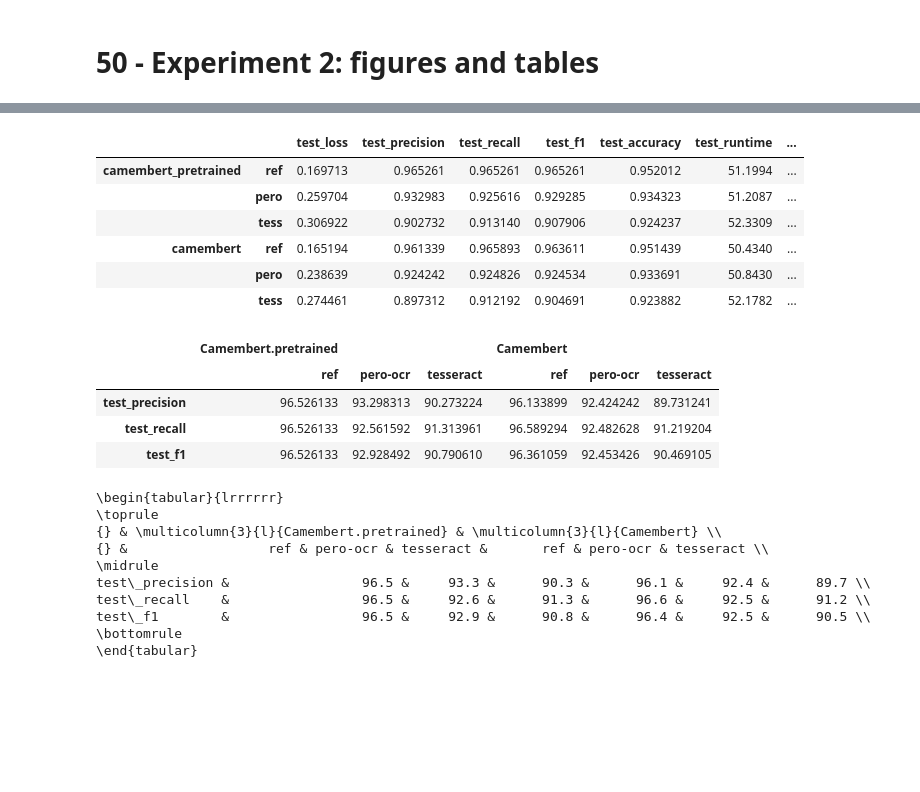
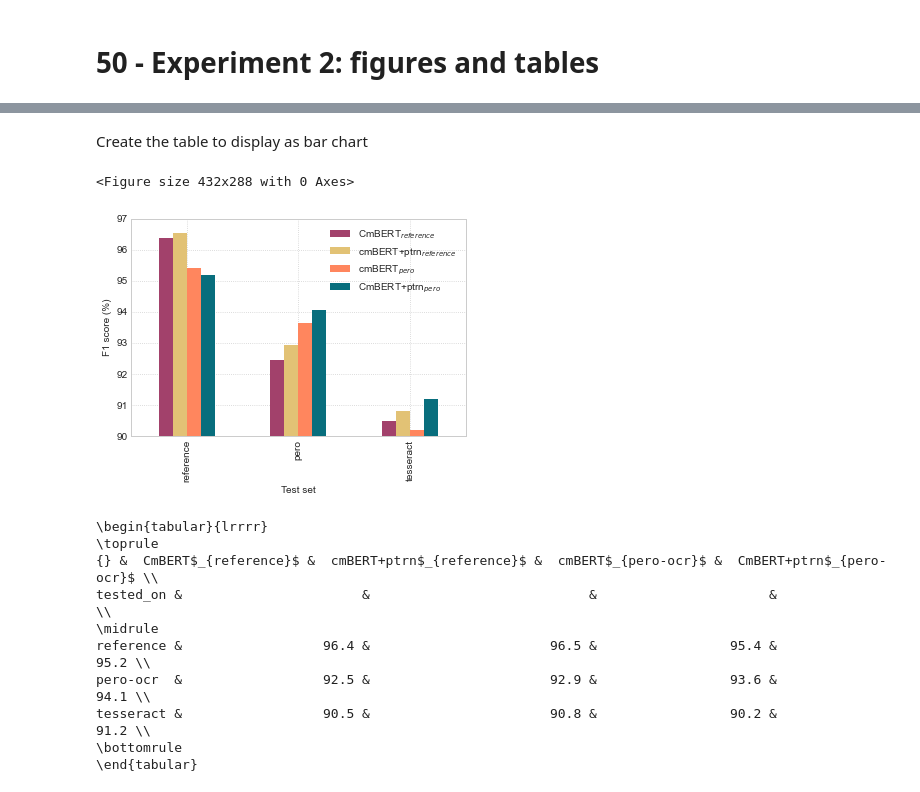
Before and after one commit to soduco/paper-ner-bench-das22, a Jupyter notebook: src/ner/50-experiment_2_figures.ipynb, the cells around one changed output, grey strips where cells are left out. Drawn from its saved outputs; the diff is of its cells as text; code cells hidden in the pictures; blank space fills up the shorter version.

Commit message:
Exp notebooks + exp2 figures data

```diff
--- a/src/ner/50-experiment_2_figures.ipynb
+++ b/src/ner/50-experiment_2_figures.ipynb
@@ -4,6 +4,6 @@
 from pathlib import Path
 
 # PATHS
-METRICS_DIR = Path("43-experiment_2_metrics").resolve() # Or set the path to the metrics extracted from the release archive
+METRICS_DIR = Path("45-experiment_2_metrics").resolve() # Or set the path to the metrics extracted from the release archive
 METRICS_DIR
 # %% [output]
@@ -58,23 +10,0 @@ camembert
-# %%
-full_dataframe = pd.concat([camembert_pretrained, camembert],keys=["camembert_pretrained","camembert"])
-full_dataframe
-# %% [output]
-|  |  | test_loss | test_precision | test_recall | test_f1 | test_accuracy | test_runtime | ... |
-| camembert_pretrained | ref | 0.169713 | 0.965261 | 0.965261 | 0.965261 | 0.952012 | 51.1994 | ... |
-|  | pero | 0.259704 | 0.932983 | 0.925616 | 0.929285 | 0.934323 | 51.2087 | ... |
-|  | tess | 0.306922 | 0.902732 | 0.913140 | 0.907906 | 0.924237 | 52.3309 | ... |
-| camembert | ref | 0.165194 | 0.961339 | 0.965893 | 0.963611 | 0.951439 | 50.4340 | ... |
-|  | pero | 0.238639 | 0.924242 | 0.924826 | 0.924534 | 0.933691 | 50.8430 | ... |
-|  | tess | 0.274461 | 0.897312 | 0.912192 | 0.904691 | 0.923882 | 52.1782 | ... |
-# %%
-latex_table = full_dataframe[["test_precision","test_recall","test_f1"]].T
-latex_table.rename(columns={"camembert_pretrained":"Camembert.pretrained","camembert":"Camembert" }, inplace=True)
-latex_table.rename(columns={"tess":"tesseract","pero":"pero-ocr" }, inplace=True)
-latex_table = latex_table.multiply(100., axis=1)
-latex_table
-# %% [output]
-|  | Camembert.pretrained |  |  | Camembert |  |  |
-|  | ref | pero-ocr | tesseract | ref | pero-ocr | tesseract |
-| test_precision | 96.526133 | 93.298313 | 90.273224 | 96.133899 | 92.424242 | 89.731241 |
-| test_recall | 96.526133 | 92.561592 | 91.313961 | 96.589294 | 92.482628 | 91.219204 |
-| test_f1 | 96.526133 | 92.928492 | 90.790610 | 96.361059 | 92.453426 | 90.469105 |
@@ -81,13 +36,43 @@ latex_table
+# %% [markdown]
+Create the table to display as bar chart
+# %%
+# One group per test-set
+# Keep only the F1-score
+reshaped = pd.concat([camembert_finetuned_on_ref[["test_f1"]].rename(columns={"test_f1":"CmBERT$_{reference}$"}),
+                      camembert_pretrained_finetuned_on_ref[["test_f1"]].rename(columns={"test_f1":"cmBERT+ptrn$_{reference}$"}),
+                      camembert_finetuned_on_pero[["test_f1"]].rename(columns={"test_f1":"cmBERT$_{pero}$"}),
+                      camembert_pretrained_finetuned_on_pero[["test_f1"]].rename(columns={"test_f1":"CmBERT+ptrn$_{pero}$"}),
+              ], axis=1)
+reshaped = reshaped.multiply(100., axis=1)
+reshaped.rename(mapper={"ref":"reference", "tess":"tesseract"},axis=0, inplace=True)
+reshaped
+# %%
+plt.style.use('seaborn-whitegrid')  # Nicer plots
+# Uncomment if you want to use LaTeX fonts (on Linux, requires the packages dvipng & cm-super)
+#plt.rcParams['text.usetex'] = True
+#plt.rcParams.update({'font.size': 12, 'font.family': 'serif', 'font.serif': ['Computer Modern']})
+
+# Plot the graph
+plt.tight_layout()
+fig = reshaped.plot.bar(color=["#A2416B","#E2C275","#FF865E","#086E7D"], xlabel="Test set",ylabel="F1 score (%)")
+fig.grid(linestyle='dotted')
+fig.set_ylim([90, 97])
+legend = plt.legend(loc="upper right")
+plt.savefig('experiment_2_f1_with_noise_graph.pdf', dpi=300, format='pdf',bbox_inches='tight')
+# %% [output]
+<Figure size 432x288 with 0 Axes>
+[figure, added]
 # %%
-print(latex_table.to_latex(float_format="%.1f", multirow=True, caption=""))
+
+print(reshaped.to_latex(float_format="%.1f", multirow=True, caption="",escape = False))
 # %% [output]
-\begin{tabular}{lrrrrrr}
+\begin{tabular}{lrrrr}
 \toprule
-{} & \multicolumn{3}{l}{Camembert.pretrained} & \multicolumn{3}{l}{Camembert} \\
-{} &                  ref & pero-ocr & tesseract &       ref & pero-ocr & tesseract \\
+{} &  CmBERT$_{reference}$ &  cmBERT+ptrn$_{reference}$ &  cmBERT$_{pero-ocr}$ &  CmBERT+ptrn$_{pero-ocr}$ \\
+tested_on &                       &                            &                      &                           \\
 \midrule
-test\_precision &                 96.5 &     93.3 &      90.3 &      96.1 &     92.4 &      89.7 \\
-test\_recall    &                 96.5 &     92.6 &      91.3 &      96.6 &     92.5 &      91.2 \\
-test\_f1        &                 96.5 &     92.9 &      90.8 &      96.4 &     92.5 &      90.5 \\
+reference &                  96.4 &                       96.5 &                 95.4 &                      95.2 \\
+pero-ocr  &                  92.5 &                       92.9 &                 93.6 &                      94.1 \\
+tesseract &                  90.5 &                       90.8 &                 90.2 &                      91.2 \\
 \bottomrule
 \end{tabular}
```
Also changed, not shown: parts of 6 cells of this notebook, 15 other files.
